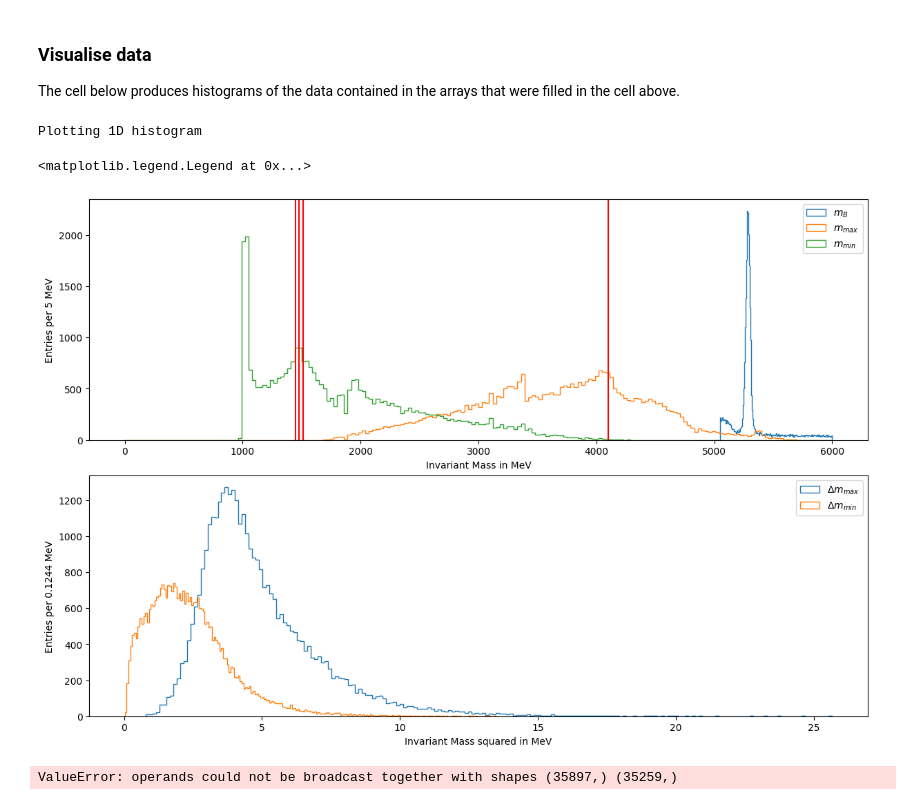
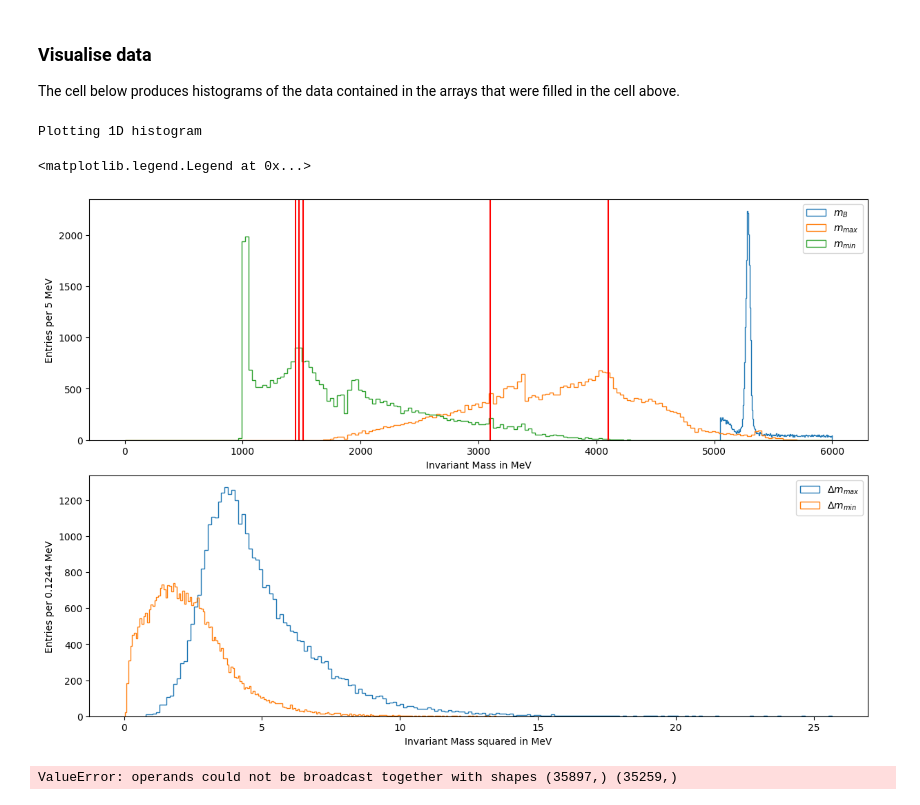
Before and after one commit to damianfrench/MatterAntimatterLab, a Jupyter notebook: Analysis_example.ipynb, the cells around one changed output. Saved outputs shown, nothing was run; the diff lists cells and outputs as text; code cells hidden in the pictures.

```diff
--- a/Analysis_example.ipynb
+++ b/Analysis_example.ipynb
@@ -544,7 +544,7 @@ ax[0].axvline(1450,color='red')
 # # 2-3 GeV region is mainly comprised of excited light meson states.
 
 # # J/psi charm-anticharm
-# ax[0].axvline(3096.9,color='red')
+ax[0].axvline(3096.9,color='red')
 # #chi_c0 charm-anticharm
 # ax[0].axvline(3414.71,color='red')
 # # Charmonium (excited) states) and tetra quark candidates in the region of 4GeV - 4.5 GeV
@@ -556,34 +556,34 @@ ax[0].axvline(4100,color='red')
 # ax[0].axvline(5279,color='k',linestyle='--')
 
 
 # peaks,_=scipy.signal.find_peaks(values_m_B,height=25)
 # widths,width_heights,pos_left,pos_right=scipy.signal.peak_widths(values_m_B,peaks,rel_height=0.5)
 # int_pos_right=int(np.floor(pos_right[0]))
 # int_pos_left=int(np.floor(pos_left[0]))
 # print(bins_m_B[peaks],values_m_B[peaks])
 # print((m_B.max()-m_B.min())/2000)
 # ax.scatter(bins_m_B[peaks],values_m_B[peaks],color='red')
 # ax.hlines(0.5*values_m_B[peaks],bins_m_B[int_pos_left],bins_m_B[int_pos_right],color='red')
 #ax[0].hist(pZ, bins = 200, range = [0, 100000],histtype='stepfilled',alpha=0.3,label='$p_{z}$')
 ax[0].set_xlabel('Invariant Mass in MeV')
 bin_width=np.diff(bins_m_B)[0]
 ax[0].set_ylabel(f'Entries per {int(bin_width)} MeV')
 ax[0].legend()
 ax[1].set_xlabel('Invariant Mass squared in MeV')
 bin_width=np.diff(bins_delta_m_R12)[0]
 ax[1].set_ylabel('Entries per {:.4} MeV'.format(bin_width))
 ax[1].legend()
 # ax[2].set_xlabel('Weighted Mass in MeV')
 # ax[2].set_ylabel('Entries per 200 MeV')
 # ax[2].legend()
 # ax[3].set_xlabel('Weighted Mass in MeV')
 # ax[3].set_ylabel('Entries per 200 MeV')
 # ax[3].legend()
 # plt.savefig('./plots/invariant_masses_particles_labelled_with_uncertainties.png')
 # %% [output]
 Plotting 1D histogram
 <matplotlib.legend.Legend at 0x...>
-[figure, old version]
+[figure, new version]
 # %%
 fig,ax=plt.subplots(3,figsize=(10,8),layout='constrained')
 ax[0].scatter(m_high_all,m_high_all_uncertainties/m_high_all,alpha=0.3,s=2,color='blue')
```
Also changed, not shown: parts of 7 cells of this notebook.
